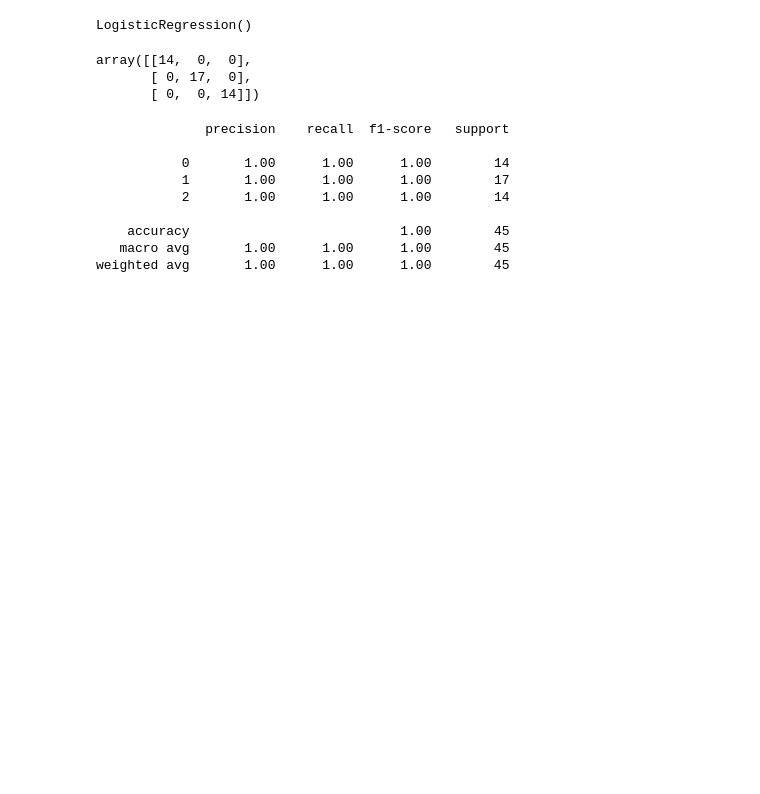
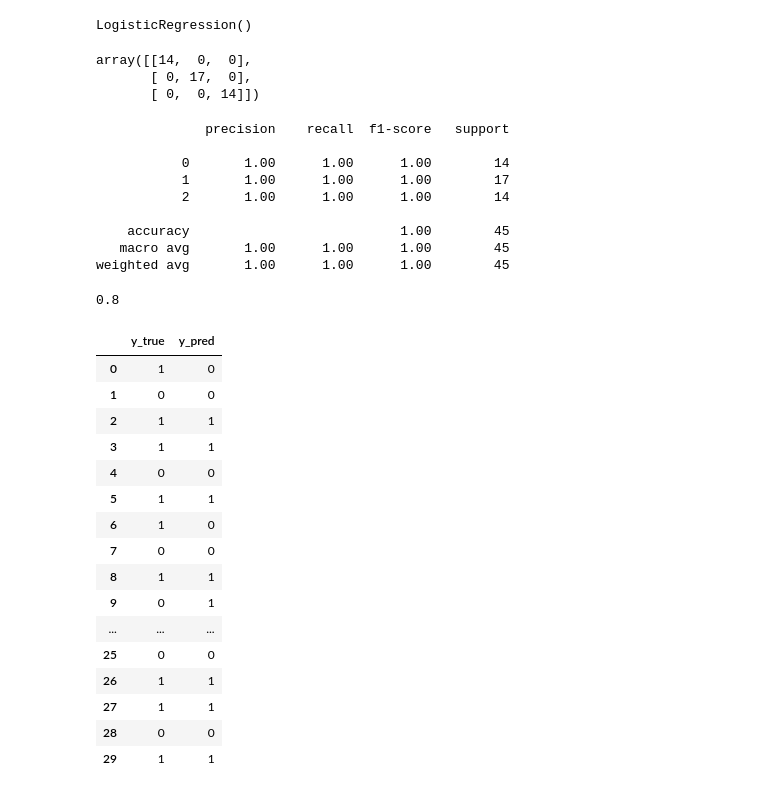
Before and after one commit to MikeRodziewicz/Udemy_ML_Bootcamp, a Jupyter notebook: scikit.ipynb, the cells around one changed output. Drawn from its saved outputs; the diff is of its cells as text; code cells hidden in the pictures; blank space fills up the shorter version.

```diff
--- a/scikit.ipynb
+++ b/scikit.ipynb
@@ -97,0 +107,27 @@ weighted avg       1.00      1.00      1.00        45
+# %%
+from sklearn.metrics import accuracy_score
+
+accuracy_score(y_true,y_pred)
+# %% [output]
+0.8
+# %%
+results = pd.DataFrame({'y_true': y_true, 'y_pred': y_pred})
+results
+# %% [output]
+|  | y_true | y_pred |
+| 0 | 1 | 0 |
+| 1 | 0 | 0 |
+| 2 | 1 | 1 |
+| 3 | 1 | 1 |
+| 4 | 0 | 0 |
+| 5 | 1 | 1 |
+| 6 | 1 | 0 |
+| 7 | 0 | 0 |
+| 8 | 1 | 1 |
+| 9 | 0 | 1 |
+| ... | ... | ... |
+| 25 | 0 | 0 |
+| 26 | 1 | 1 |
+| 27 | 1 | 1 |
+| 28 | 0 | 0 |
+| 29 | 1 | 1 |
```
Also changed, not shown: parts of 4 cells of this notebook.
